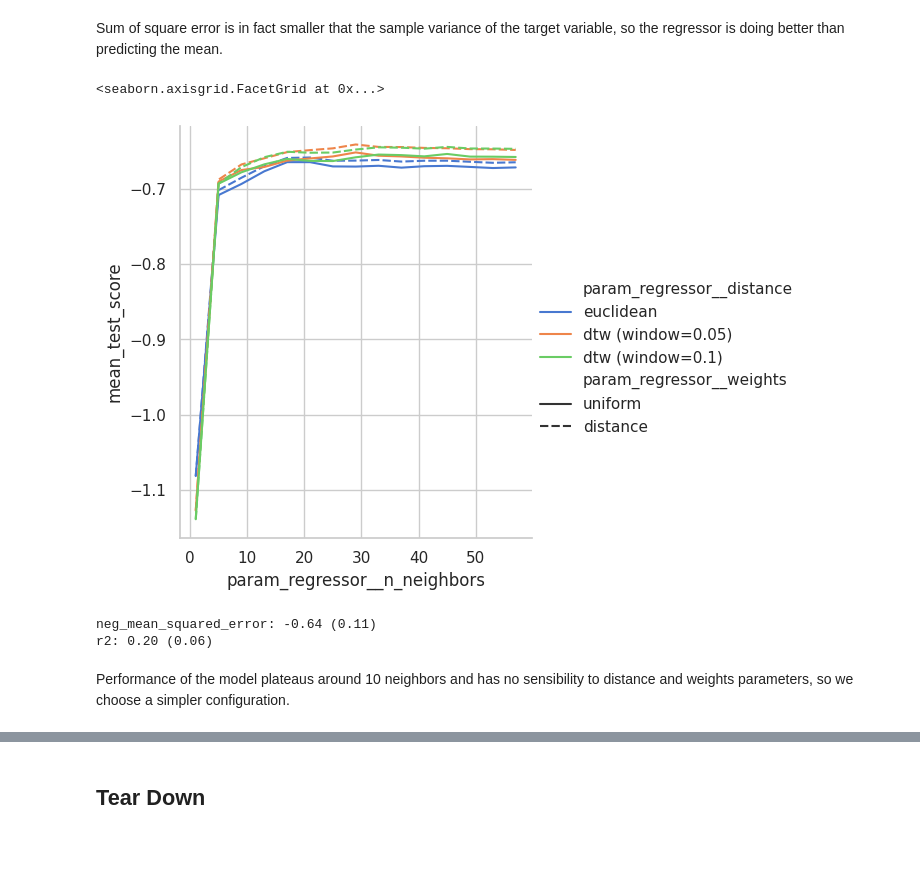
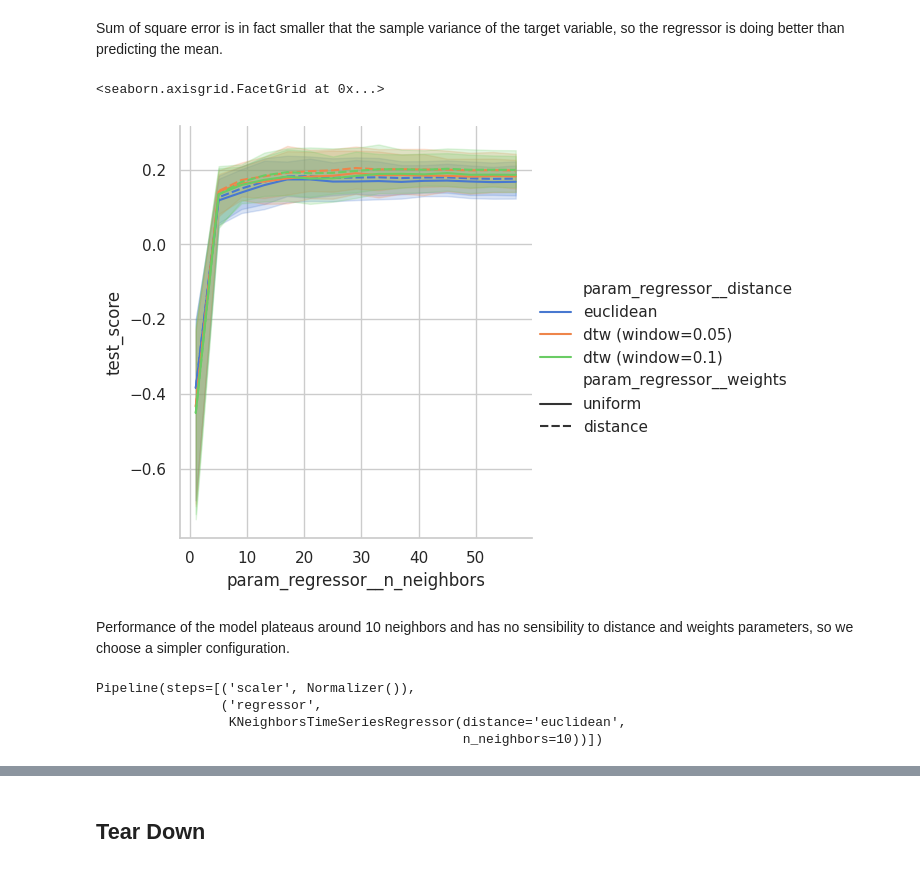
Before and after one commit to g-fabiani4-unipi/dm2_project, a Jupyter notebook: src/time_series/knn.ipynb, the cells around one changed output, grey strips where cells are left out. Drawn from its saved outputs; the diff is of its cells as text; code cells hidden in the pictures.

```diff
--- a/src/time_series/knn.ipynb
+++ b/src/time_series/knn.ipynb
@@ -64,3 +72,6 @@ param_grid = {'clf__distance': ('euclidean', dtw005, dtw01),
+# %%
+grid_cv = StratifiedKFold(shuffle=False)
+cv = StratifiedKFold(shuffle=True, random_state=42)
 # %% [markdown]
 ## Shape based classification and regression with KNN
 # %% [markdown]
@@ -79,7 +84,8 @@ pipeline = Pipeline([
 # %%
 grid = GridSearchCV(
     pipeline, param_grid=param_grid,
-    scoring='f1', n_jobs=-1, verbose=2,
+    scoring='average_precision', n_jobs=-1, verbose=2,
+    cv=grid_cv
 )
 # %%
 %%time
@@ -145,0 +153,3 @@ action_knn = grid.best_estimator_
+# %%
+action_knn = TunedThresholdClassifierCV(grid.best_estimator_, scoring='f1')
+action_knn.fit(train_X, train_y)
@@ -221,7 +252,7 @@ regressor_param_grid = {
 train_y = train['rating']
 grid = GridSearchCV(
     pipeline, param_grid=regressor_param_grid,
-    scoring='neg_mean_squared_error', n_jobs=-1, verbose=2,
+    scoring='r2', n_jobs=-1, verbose=2,
 )
 # %%
 %%time
@@ -267,14 +298,14 @@ np.float64(0.8154520889627935)
 # %% [markdown]
 Sum of square error is in fact smaller that the sample variance of the target variable, so the regressor is doing better than predicting the mean.
 # %%
-results = pd.DataFrame(grid.cv_results_)
+results = cv_results_to_long(grid.cv_results_)
 
 results['param_regressor__distance'] = results['param_regressor__distance'].map(
 lambda x: f'dtw (window=0.{str(x).split()[1][4:]})' if str(x).startswith('<') else x
     )
-sns.relplot(results, x='param_regressor__n_neighbors', y='mean_test_score',
+sns.relplot(results, x='param_regressor__n_neighbors', y='test_score',
         hue='param_regressor__distance', style='param_regressor__weights',
         kind='line')
 # %% [output]
 <seaborn.axisgrid.FacetGrid at 0x...>
-[figure, old version]
+[figure, new version]
@@ -284,8 +312,3 @@ cv_results = cross_validate(grid.best_estimator_, train_X, train_y, n_jobs=-1,
-# %%
-print_cv_results(cv_results)
-# %% [output]
-neg_mean_squared_error: -0.64 (0.11)
-r2: 0.20 (0.06)
 # %% [markdown]
 Performance of the model plateaus around 10 neighbors and has no sensibility to distance and weights parameters, so we choose a simpler configuration.
 # %%
@@ -294,3 +317,9 @@ regressor_knn = grid.best_estimator_.set_params(
     regressor__distance='euclidean',
     regressor__weights='uniform'
 )
+regressor_knn
+# %% [output]
+Pipeline(steps=[('scaler', Normalizer()),
+                ('regressor',
+                 KNeighborsTimeSeriesRegressor(distance='euclidean',
+                                               n_neighbors=10))])
```
Also changed, not shown: parts of 71 cells of this notebook, 16 other files.
